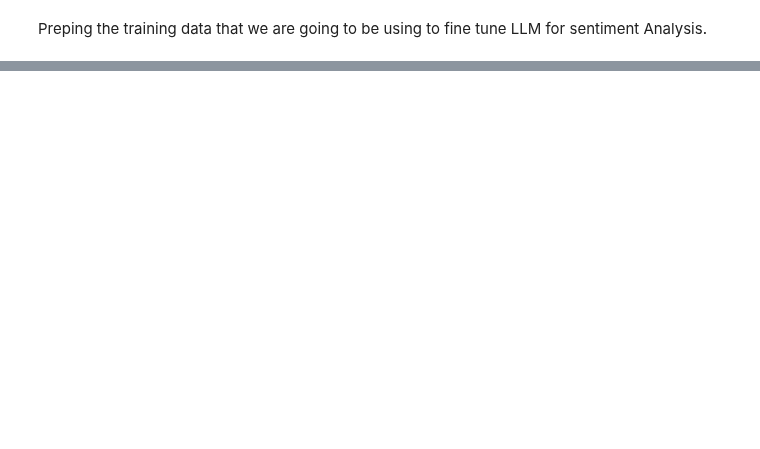
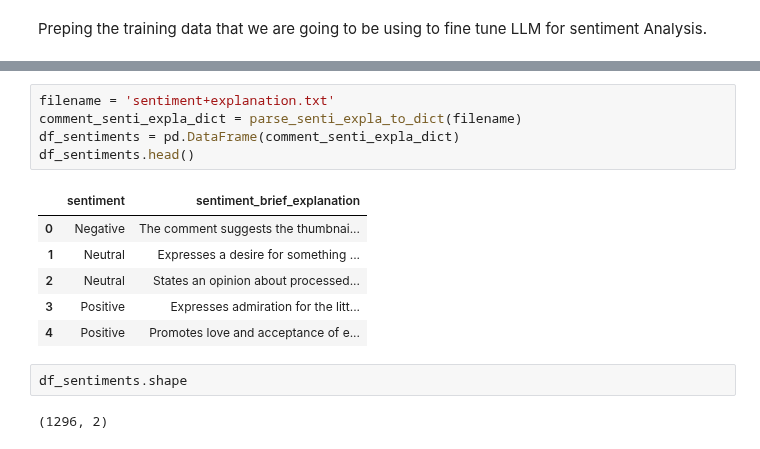
Before and after one commit to kkrusere/youTube-comments-Analyzer, a Jupyter notebook: comments_data_prep.ipynb, the cells around one changed output, grey strips where cells are left out. Cells and saved outputs as stored; diff of their text form; blank space fills up the shorter version.

```diff
--- a/comments_data_prep.ipynb
+++ b/comments_data_prep.ipynb
@@ -364,0 +406,16 @@ sentiment_dict = {'comment_text': [], 'sentiment': [], 'sentiment_comment': []}
+# %%
+filename = 'sentiment+explanation.txt'
+comment_senti_expla_dict = parse_senti_expla_to_dict(filename)
+df_sentiments = pd.DataFrame(comment_senti_expla_dict)
+df_sentiments.head()
+# %% [output]
+|  | sentiment | sentiment_brief_explanation |
+| 0 | Negative | The comment suggests the thumbnai... |
+| 1 | Neutral | Expresses a desire for something ... |
+| 2 | Neutral | States an opinion about processed... |
+| 3 | Positive | Expresses admiration for the litt... |
+| 4 | Positive | Promotes love and acceptance of e... |
+# %%
+df_sentiments.shape
+# %% [output]
+(1296, 2)
```
Also changed, not shown: parts of 12 cells of this notebook.
